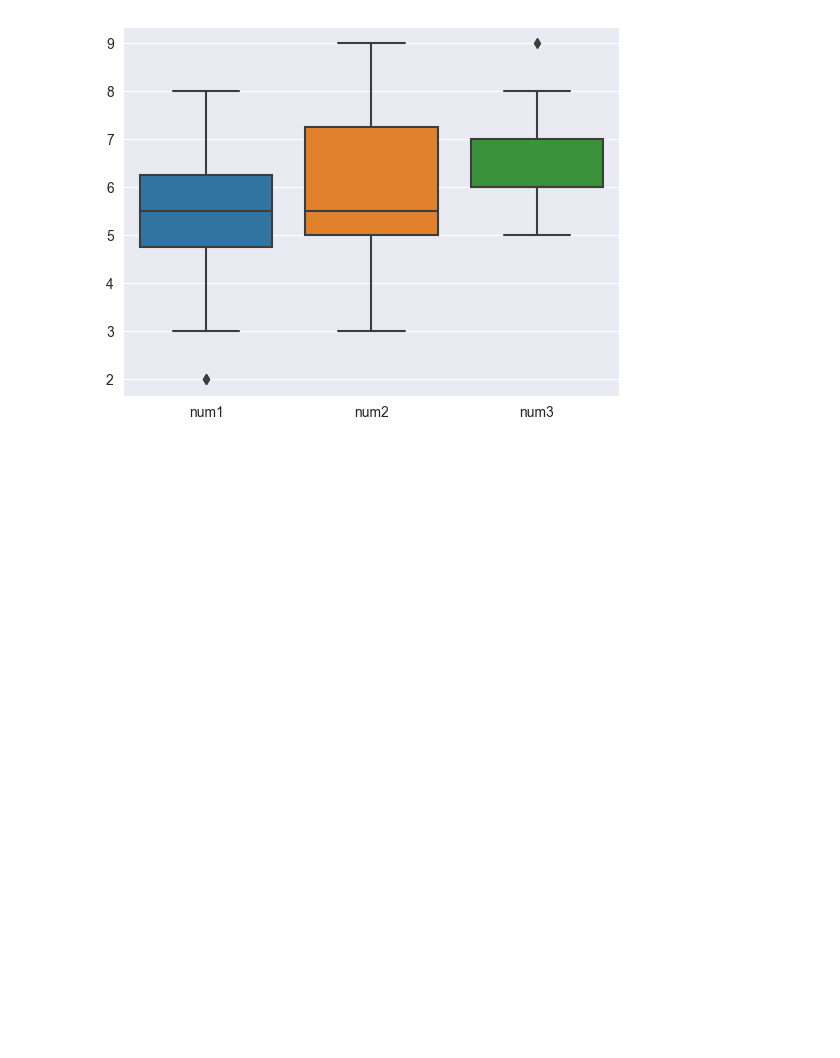
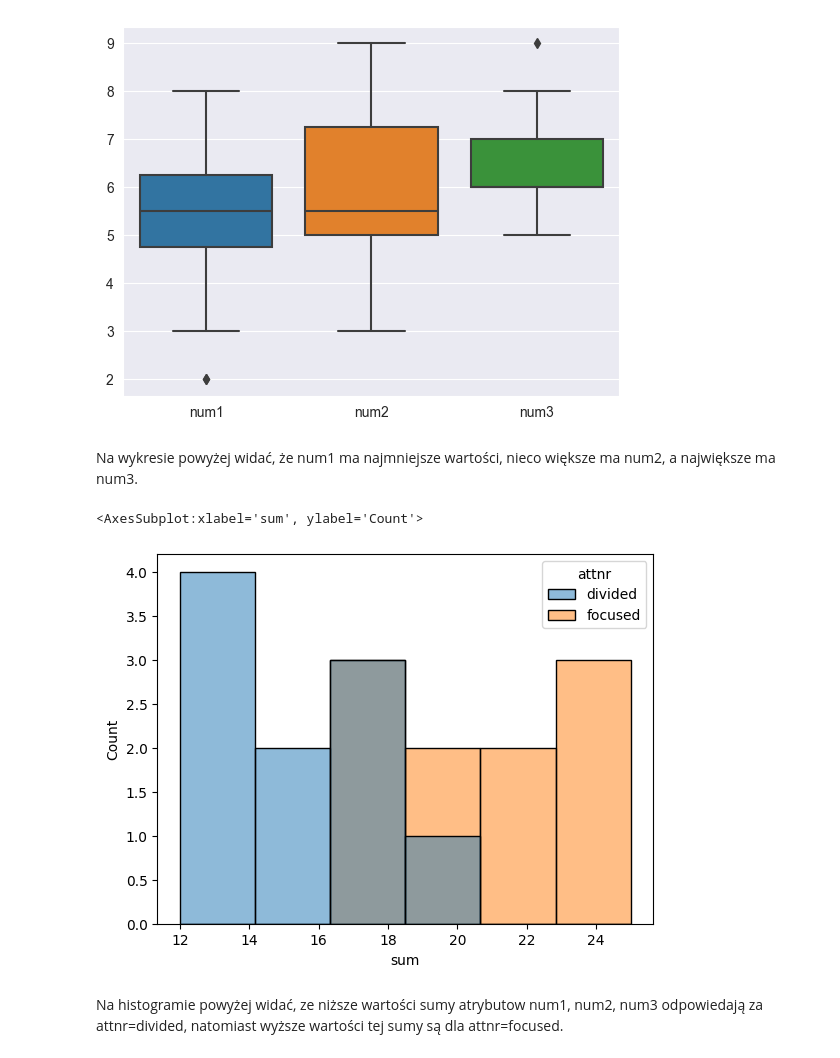
Before and after one commit to Urgith/data_science, a Jupyter notebook: seaborn_datasets/done/01_anagrams.ipynb, the cells around one changed output. Drawn from its saved outputs; the diff is of its cells as text; code cells hidden in the pictures; blank space fills up the shorter version.

```diff
--- a/seaborn_datasets/done/anagrams.ipynb
+++ b/seaborn_datasets/done/01_anagrams.ipynb
@@ -60,3 +84,12 @@ sns.boxplot(only_numeric)
 # %% [output]
 <AxesSubplot:>
 [figure]
+# %% [markdown]
+Na wykresie powyżej widać, że num1 ma najmniejsze wartości, nieco większe ma num2, a największe ma num3.
+# %%
+sns.histplot(x='sum', hue='attnr', data=df)
+# %% [output]
+<AxesSubplot:xlabel='sum', ylabel='Count'>
+[figure, added]
+# %% [markdown]
+Na histogramie powyżej widać, ze niższe wartości sumy atrybutow num1, num2, num3 odpowiedają za attnr=divided, natomiast wyższe wartości tej sumy są dla attnr=focused.
```
Also changed, not shown: parts of 5 cells of this notebook, 29 other files.
